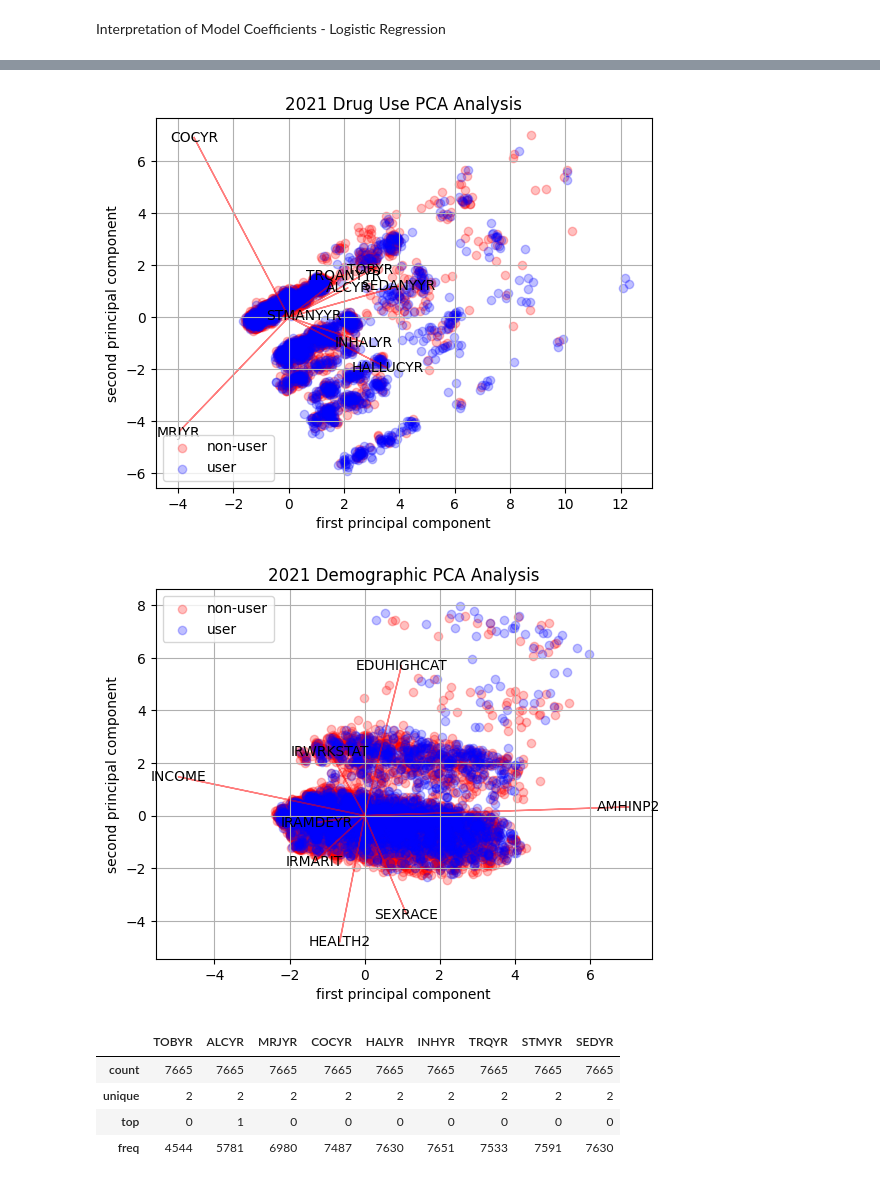
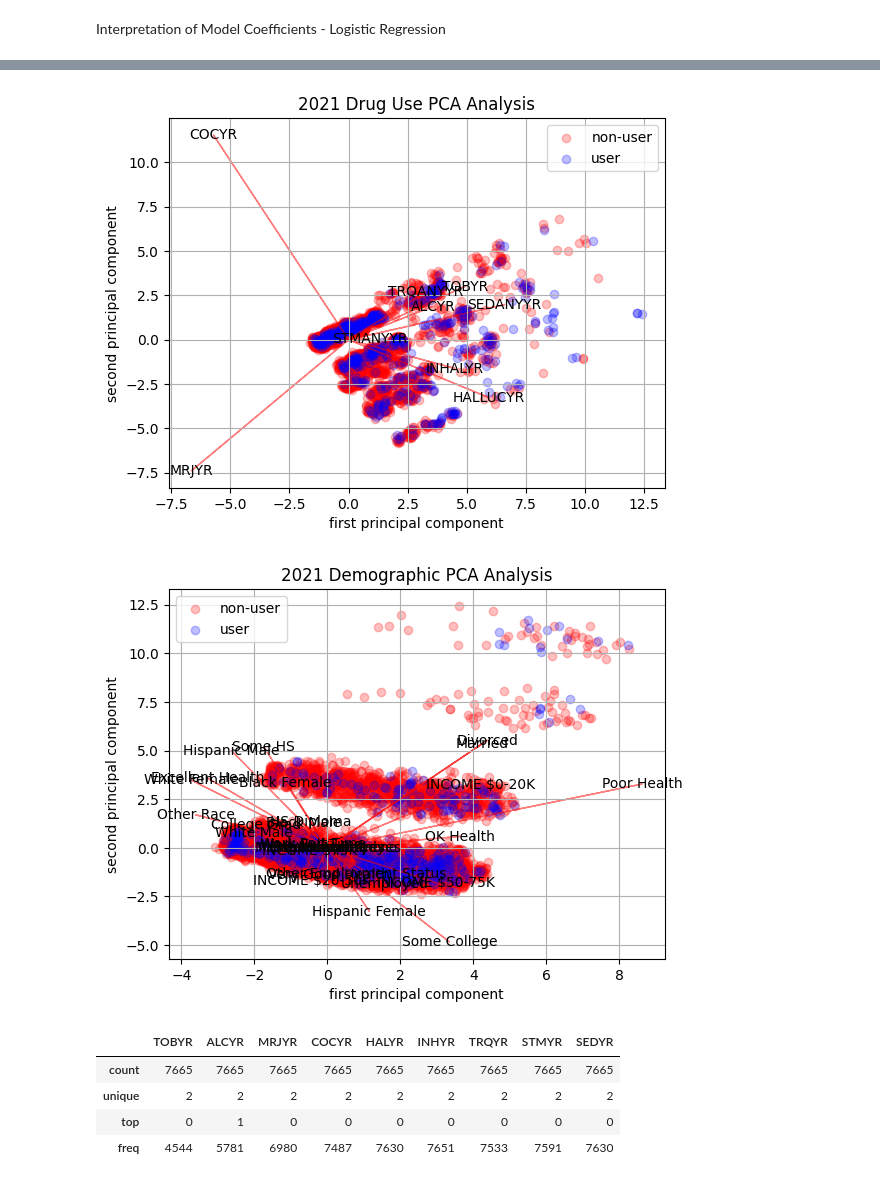
Before and after one commit to HotelTango314/dsa5900, a Jupyter notebook: NSDUH_Explore.ipynb, the cells around one changed output, grey strips where cells are left out. Drawn from its saved outputs; the diff is of its cells as text; code cells hidden in the pictures.

```diff
--- a/NSDUH_Explore.ipynb
+++ b/NSDUH_Explore.ipynb
@@ -14,11 +14,11 @@ len(six)
 # %% [markdown]
 Create the 2006 Class Variable
 # %%
-six["COMB"] = (
-    six["PROCODNP"]
-    +six["OXYCODP2"]
-    +six["HYDCODOP"]
-    +six["TRAMADP"])
+#six["COMB"] = (
+#    six["PROCODNP"]
+#    +six["OXYCODP2"]
+#    +six["HYDCODOP"]
+#    +six["TRAMADP"])
 six["CLASS"] = 0
-six.loc[(six["COMB"]>0) & (six["ANLYR"]==1),"CLASS"]=1
+#six.loc[(six["COMB"]>0) & (six["ANLYR"]==1),"CLASS"]=1
 six.loc[(six["HERYR"]==1) | (six["OXYYR"]==1),"CLASS"]=1
@@ -62,2 +77,2 @@ len(tw1)
 # %%
-tw1["CLASS"] = tw1["OPIANYYR"]
+tw1["CLASS"] = tw1["OPINMYR"]
@@ -891,7 +764,7 @@ dm_tw1_X["EDUHIGHCAT"] = dm_tw1_X["EDUHIGHCAT"].map({0:'Some HS',1:'HS Diploma',
 dm_tw1_X["IRWRKSTAT"] = dm_tw1_X["IRWRKSTAT"].map({0:'Full Time',1:'Part Time',2:'Unemployed',3:'Other'})
 dm_tw1_X["HEALTH2"]=dm_tw1_X["HEALTH2"].map({0:'Excellent',1:'Very Good',2:'Good',3:'Poor'})
 dm_tw1_X["IRMARIT"]=dm_tw1_X["IRMARIT"].map({0:'Married',1:'Widowed',2:'Divorced',3:'Never Married'})
-dm_tw1_X["IRAMDEYR"]=dm_tw1_X["IRAMDEYR"].map({0:'yes',1:'no'})
+dm_tw1_X["IRAMDEYR"]=dm_tw1_X["IRAMDEYR"].map({0:'no',1:'yes'})
 dm_tw1_X["AMHINP2"] = dm_tw1_X["AMHINP2"].map({0:'yes',1:'no'})
 # %%
 for x in dm_six_final:
@@ -1566,11 +1292,11 @@ def PCA_scatter_plot(X,y,title,labels):
                 label="user"
                )
     for i in range(n):
-        ax.arrow(0, 0, coeff[i,0]*9, coeff[i,1]*9,color = 'r',alpha = 0.5)
+        ax.arrow(0, 0, coeff[i,0]*15, coeff[i,1]*15,color = 'r',alpha = 0.5)
         if labels is None:
-            ax.text(coeff[i,0]*9, coeff[i,1]*9, "Var"+str(i+1), color = 'g', ha = 'center', va = 'center')
+            ax.text(coeff[i,0]*15, coeff[i,1]*15, "Var"+str(i+1), color = 'g', ha = 'center', va = 'center')
         else:
-            ax.text(coeff[i,0]*9, coeff[i,1]*9, labels[i], color = 'k', ha = 'center', va = 'center')
+            ax.text(coeff[i,0]*15, coeff[i,1]*15, labels[i], color = 'k', ha = 'center', va = 'center')
 
     ax.grid()
     ax.legend()
@@ -1589,9 +1315,9 @@ PCA_scatter_plot(dm_six_X,dm_six_y,"2006 Demographic PCA Analysis",dm_six_final)
 # %%
 PCA_scatter_plot(du_tw1_X,du_tw1_y,"2021 Drug Use PCA Analysis",du_tw1_final)
 # %% [output]
-[figure, old version]
+[figure, new version]
 # %%
-PCA_scatter_plot(dm_tw1_X,dm_tw1_y,"2021 Demographic PCA Analysis",dm_tw1_final)
+PCA_scatter_plot(pd.get_dummies(dm_tw1_X),dm_tw1_y,"2021 Demographic PCA Analysis",demogr_data)
 # %% [output]
-[figure, old version]
+[figure, new version]
 # %%
```
Also changed, not shown: parts of 99 cells of this notebook, 1 other file.
